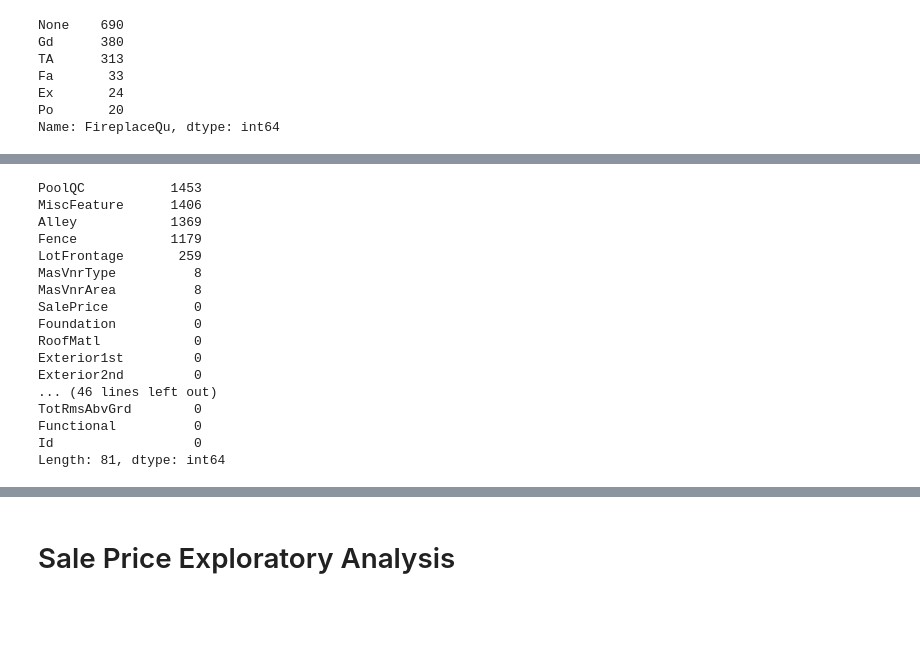
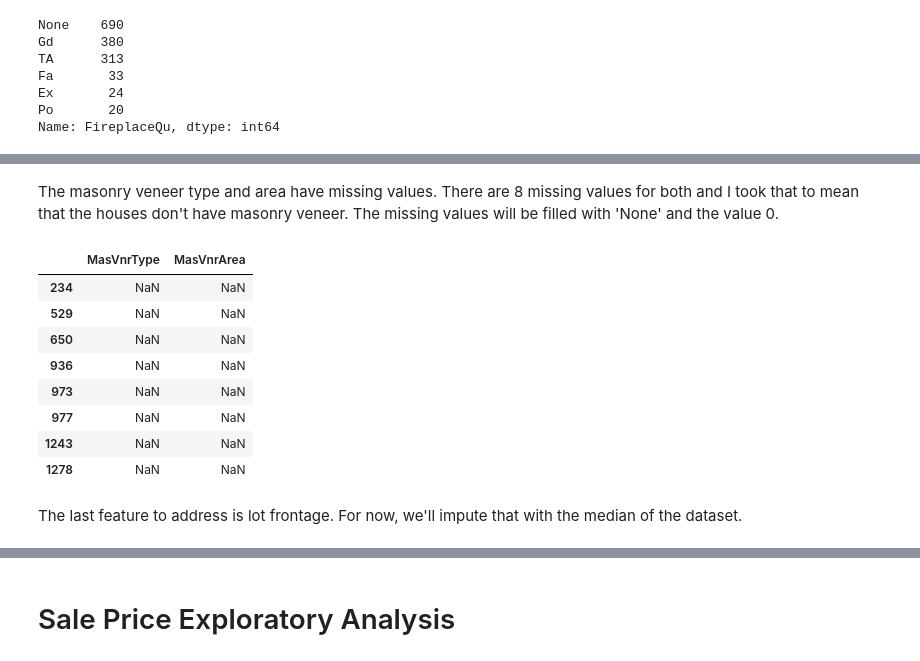
Before and after one commit to matthewcassi/kaggle_competitions, a Jupyter notebook: house_prices/initial_eda.ipynb, the cells around one changed output, grey strips where cells are left out. Cells and saved outputs as stored; diff of their text form; code cells hidden in the pictures; blank space fills up the shorter version.

```diff
--- a/house_prices/initial_eda.ipynb
+++ b/house_prices/initial_eda.ipynb
@@ -176,23 +205,17 @@ train['GarageYrBlt'] = train['GarageYrBlt'].fillna('None')
 train['GarageQual'] = train['GarageQual'].fillna('None')
 train['GarageCond'] = train['GarageCond'].fillna('None')
 train['GarageFinish'] = train['GarageFinish'].fillna('None')
-# %%
-train.isnull().sum().sort_values(ascending=False)
-# %% [output]
-PoolQC           1453
-MiscFeature      1406
-Alley            1369
-Fence            1179
-LotFrontage       259
-MasVnrType          8
-MasVnrArea          8
-SalePrice           0
-Foundation          0
-RoofMatl            0
-Exterior1st         0
-Exterior2nd         0
-... (46 lines left out)
-TotRmsAbvGrd        0
-Functional          0
-Id                  0
-Length: 81, dtype: int64
+# %% [markdown]
+The masonry veneer type and area have missing values. There are 8 missing values for both and I took that to mean that the houses don't have masonry veneer. The missing values will be filled with 'None' and the value 0.
+# %%
+train[train['MasVnrType'].isnull()][['MasVnrType','MasVnrArea']]
+# %% [output]
+|  | MasVnrType | MasVnrArea |
+| 234 | NaN | NaN |
+| 529 | NaN | NaN |
+| 650 | NaN | NaN |
+| 936 | NaN | NaN |
+| 973 | NaN | NaN |
+| 977 | NaN | NaN |
+| 1243 | NaN | NaN |
+| 1278 | NaN | NaN |
@@ -198,0 +225,2 @@ Length: 81, dtype: int64
+# %% [markdown]
+The last feature to address is lot frontage. For now, we'll impute that with the median of the dataset.
```
Also changed, not shown: parts of 22 cells of this notebook.
